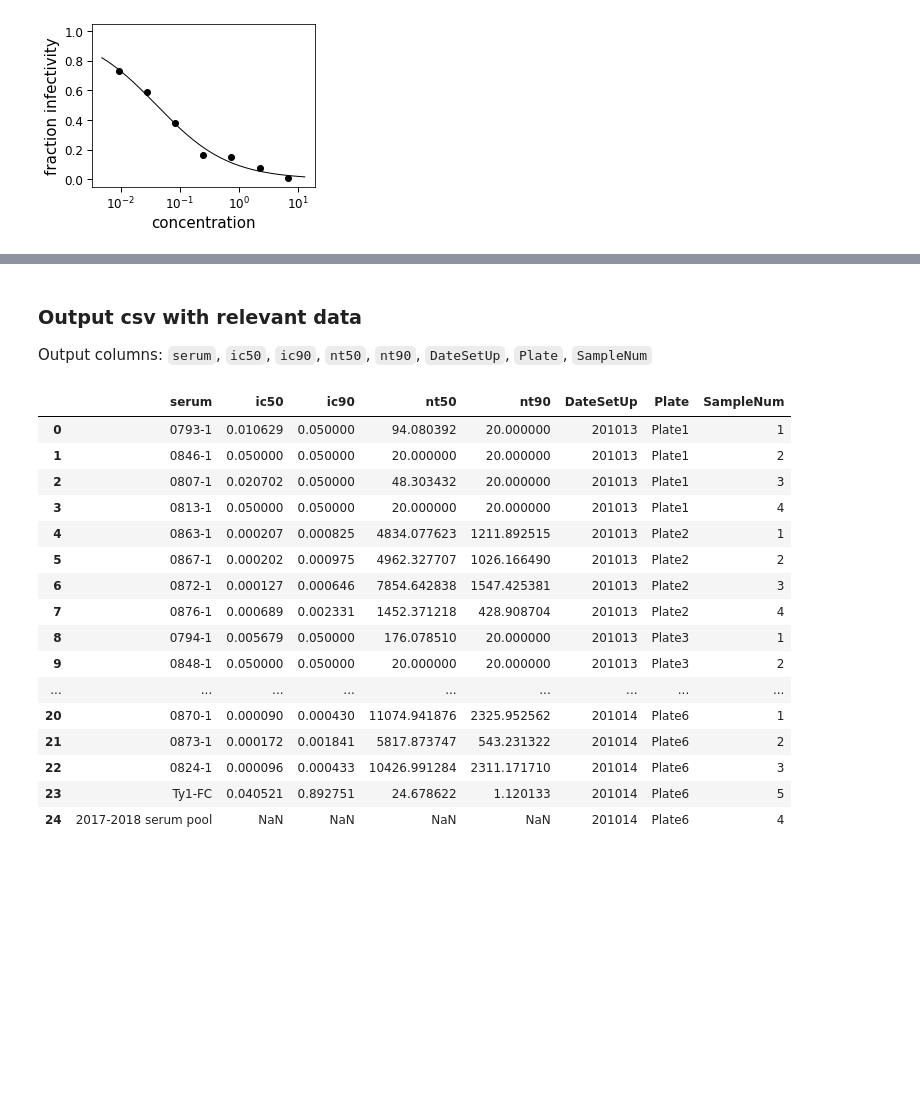
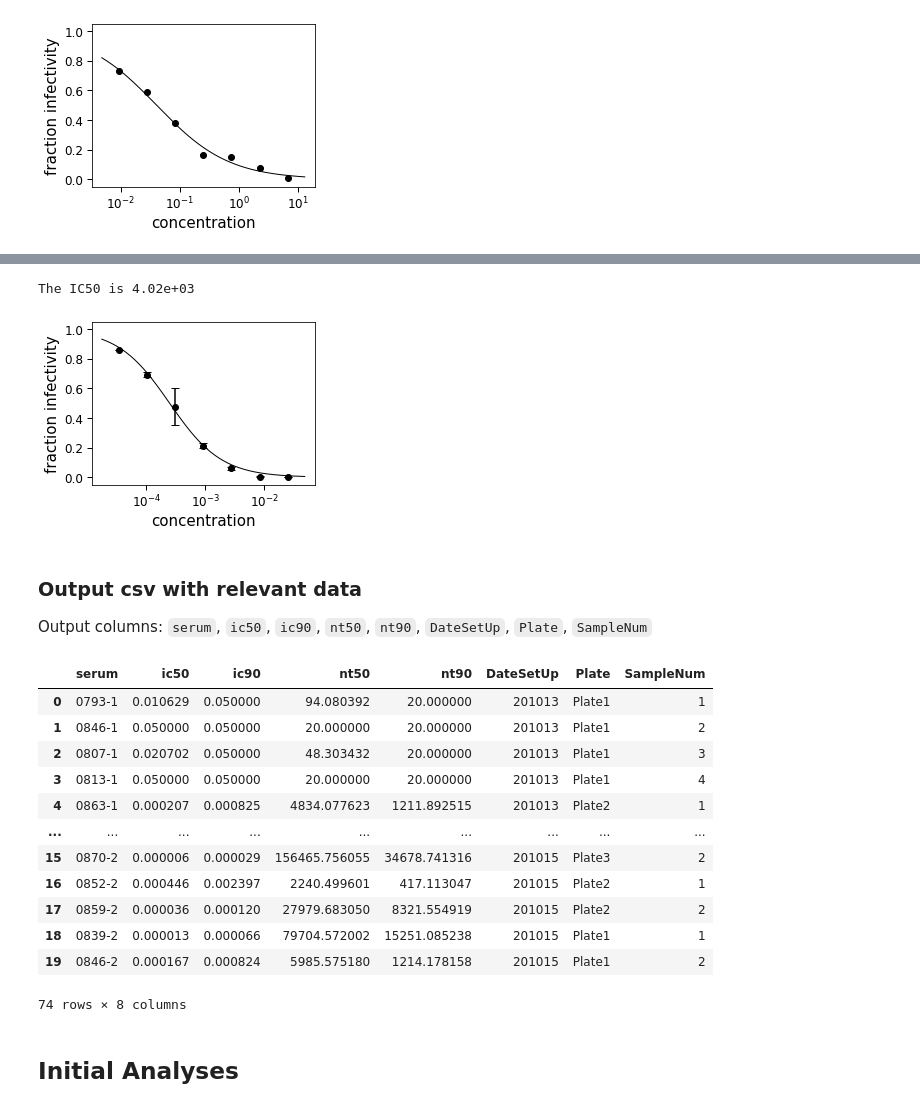
Before and after one commit to jbloomlab/RBD_nanoparticle_vaccine, a Jupyter notebook: MouseNeuts.ipynb, the cells around one changed output, grey strips where cells are left out. Drawn from its saved outputs; the diff is of its cells as text; code cells hidden in the pictures; blank space fills up the shorter version.

```diff
--- a/MouseNeuts.ipynb
+++ b/MouseNeuts.ipynb
@@ -45,6 +51,7 @@ display(fidf_rnd2.head())
 # %%
 smpls_rnd1 = pd.read_csv('./sample_maps/rnd1_sample_map.csv').rename(columns={'Sample': 'serum'})
 smpls_rnd2 = pd.read_csv('./sample_maps/rnd2_sample_map.csv').rename(columns={'Sample': 'serum'})
+smpls_rnd3 = pd.read_csv('./sample_maps/rnd3_sample_map.csv').rename(columns={'Sample': 'serum'})
 # %%
 display(smpls_rnd1.head())
 display(smpls_rnd2.head())
@@ -83,3 +97,6 @@ display(df_rnd2.head())
 | 2 | 0805-1 | S-d21-D614G | 1 | 0.005556 | 0.761430 | 201014 | Plate1 | 1 |
 | 3 | 0805-1 | S-d21-D614G | 1 | 0.001852 | 1.159994 | 201014 | Plate1 | 1 |
 | 4 | 0805-1 | S-d21-D614G | 1 | 0.000617 | 0.713713 | 201014 | Plate1 | 1 |
+# %%
+df_rnd3 = fidf_rnd3.merge(smpls_rnd3, how='outer', on='serum').drop(['Virus', 'PlateLayout', 'StartDil', 'DilFactor'], axis=1)
+display(df_rnd3.head())
@@ -131,6 +155,11 @@ display(df_rnd2[df_rnd2['serum'] == '2017-2018 serum pool'])
 fit_params_rnd2 = fits_rnd2_nosp.fitParams(ics=[50, 90])
 fit_params_rnd2['nt50'] = 1/fit_params_rnd2['ic50']
 fit_params_rnd2['nt90'] = 1/fit_params_rnd2['ic90']
+# %%
+fits_rnd3 = neutcurve.CurveFits(df_rnd3, fixtop=True)
+fit_params_rnd3 = fits_rnd3.fitParams(ics=[50, 90])
+fit_params_rnd3['nt50'] = 1/fit_params_rnd3['ic50']
+fit_params_rnd3['nt90'] = 1/fit_params_rnd3['ic90']
 # %%
 display(fit_params_rnd1.head())
 display(fit_params_rnd2.head())
@@ -169,3 +205,7 @@ display(df_fits_rnd2.head())
 | 2 | 0858-1 | S-d21-D614G | average | 2 | 0.002211 | interpolated | 0.00221 | 0.050000 | lower | ... |
 | 3 | 0817-1 | S-d21-D614G | average | 2 | 0.000075 | interpolated | 7.54e-05 | 0.000418 | interpolated | ... |
 | 4 | 0834-1 | S-d21-D614G | average | 2 | 0.000096 | interpolated | 9.6e-05 | 0.000757 | interpolated | ... |
+# %%
+df_fits_rnd3 = pd.merge(fit_params_rnd3, smpls_rnd3, how='outer', on='serum')
+df_fits_rnd3.drop(['PlateLayout', 'Virus', 'DilFactor', 'StartDil'], axis=1, inplace=True)
+display(df_fits_rnd3.head())
@@ -201,30 +268,35 @@ The IC50 is 0.0405
+# %%
+curve = fits_rnd3.getCurve(serum='Ref 20/130', virus='S-d21-D614G', replicate='average')
+print(f"The IC50 is {1/curve.ic50():.3g}")
+fig, ax = curve.plot()
+# %% [output]
+The IC50 is 4.02e+03
+[figure, added]
 # %% [markdown]
 ### Output csv with relevant data
 
 Output columns: `serum`, `ic50`, `ic90`, `nt50`, `nt90`, `DateSetUp`, `Plate`, `SampleNum`
 # %%
-all_data_df = pd.concat([df_fits_rnd1, df_fits_rnd2])
+all_data_df = pd.concat([df_fits_rnd1, df_fits_rnd2, df_fits_rnd3])
 
 export_df = all_data_df[['serum', 'ic50', 'ic90', 'nt50', 'nt90', 'DateSetUp', 'Plate', 'SampleNum']]
 
 display(export_df)
 
 export_df.to_csv('./interim_results.csv')
 # %% [output]
 |  | serum | ic50 | ic90 | nt50 | nt90 | DateSetUp | Plate | SampleNum |
 | 0 | 0793-1 | 0.010629 | 0.050000 | 94.080392 | 20.000000 | 201013 | Plate1 | 1 |
 | 1 | 0846-1 | 0.050000 | 0.050000 | 20.000000 | 20.000000 | 201013 | Plate1 | 2 |
 | 2 | 0807-1 | 0.020702 | 0.050000 | 48.303432 | 20.000000 | 201013 | Plate1 | 3 |
 | 3 | 0813-1 | 0.050000 | 0.050000 | 20.000000 | 20.000000 | 201013 | Plate1 | 4 |
 | 4 | 0863-1 | 0.000207 | 0.000825 | 4834.077623 | 1211.892515 | 201013 | Plate2 | 1 |
-| 5 | 0867-1 | 0.000202 | 0.000975 | 4962.327707 | 1026.166490 | 201013 | Plate2 | 2 |
-| 6 | 0872-1 | 0.000127 | 0.000646 | 7854.642838 | 1547.425381 | 201013 | Plate2 | 3 |
-| 7 | 0876-1 | 0.000689 | 0.002331 | 1452.371218 | 428.908704 | 201013 | Plate2 | 4 |
-| 8 | 0794-1 | 0.005679 | 0.050000 | 176.078510 | 20.000000 | 201013 | Plate3 | 1 |
-| 9 | 0848-1 | 0.050000 | 0.050000 | 20.000000 | 20.000000 | 201013 | Plate3 | 2 |
 | ... | ... | ... | ... | ... | ... | ... | ... | ... |
-| 20 | 0870-1 | 0.000090 | 0.000430 | 11074.941876 | 2325.952562 | 201014 | Plate6 | 1 |
-| 21 | 0873-1 | 0.000172 | 0.001841 | 5817.873747 | 543.231322 | 201014 | Plate6 | 2 |
-| 22 | 0824-1 | 0.000096 | 0.000433 | 10426.991284 | 2311.171710 | 201014 | Plate6 | 3 |
-| 23 | Ty1-FC | 0.040521 | 0.892751 | 24.678622 | 1.120133 | 201014 | Plate6 | 5 |
-| 24 | 2017-2018 serum pool | NaN | NaN | NaN | NaN | 201014 | Plate6 | 4 |
+| 15 | 0870-2 | 0.000006 | 0.000029 | 156465.756055 | 34678.741316 | 201015 | Plate3 | 2 |
+| 16 | 0852-2 | 0.000446 | 0.002397 | 2240.499601 | 417.113047 | 201015 | Plate2 | 1 |
+| 17 | 0859-2 | 0.000036 | 0.000120 | 27979.683050 | 8321.554919 | 201015 | Plate2 | 2 |
+| 18 | 0839-2 | 0.000013 | 0.000066 | 79704.572002 | 15251.085238 | 201015 | Plate1 | 1 |
+| 19 | 0846-2 | 0.000167 | 0.000824 | 5985.575180 | 1214.178158 | 201015 | Plate1 | 2 |
+74 rows × 8 columns
+# %% [markdown]
+## Initial Analyses
```
Also changed, not shown: parts of 13 cells of this notebook, 4 other files.
